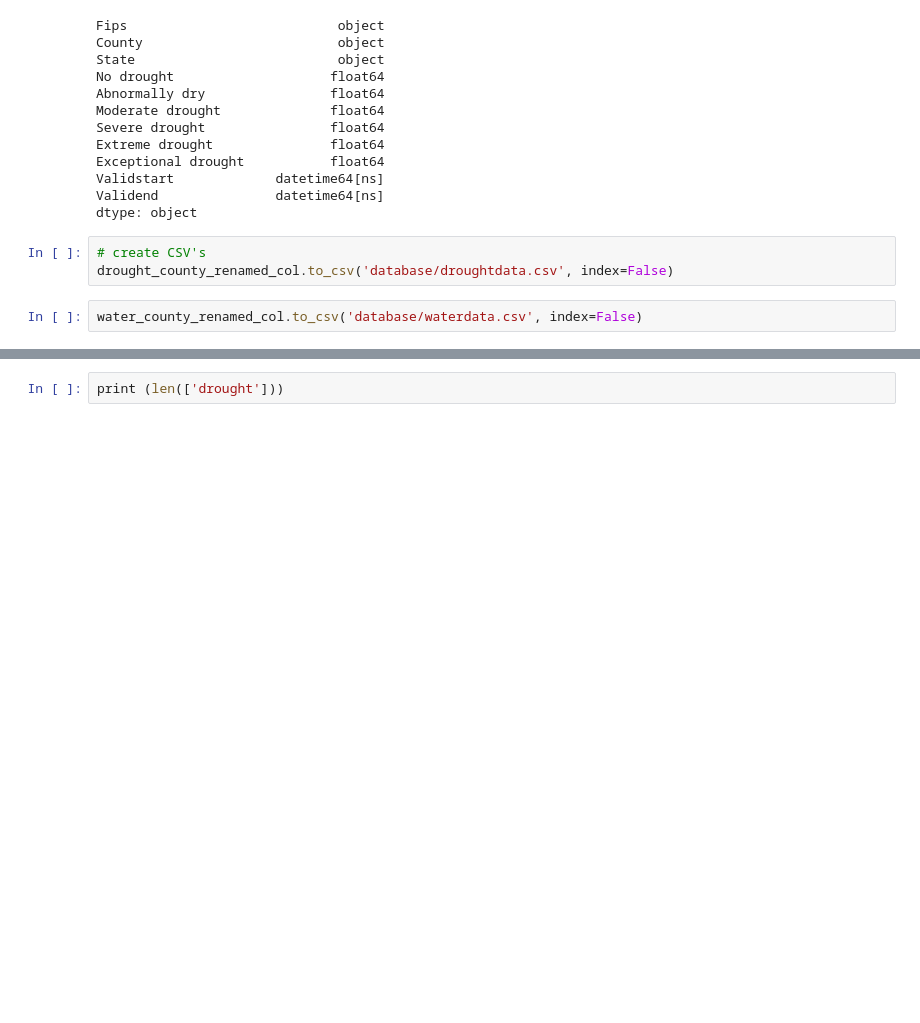
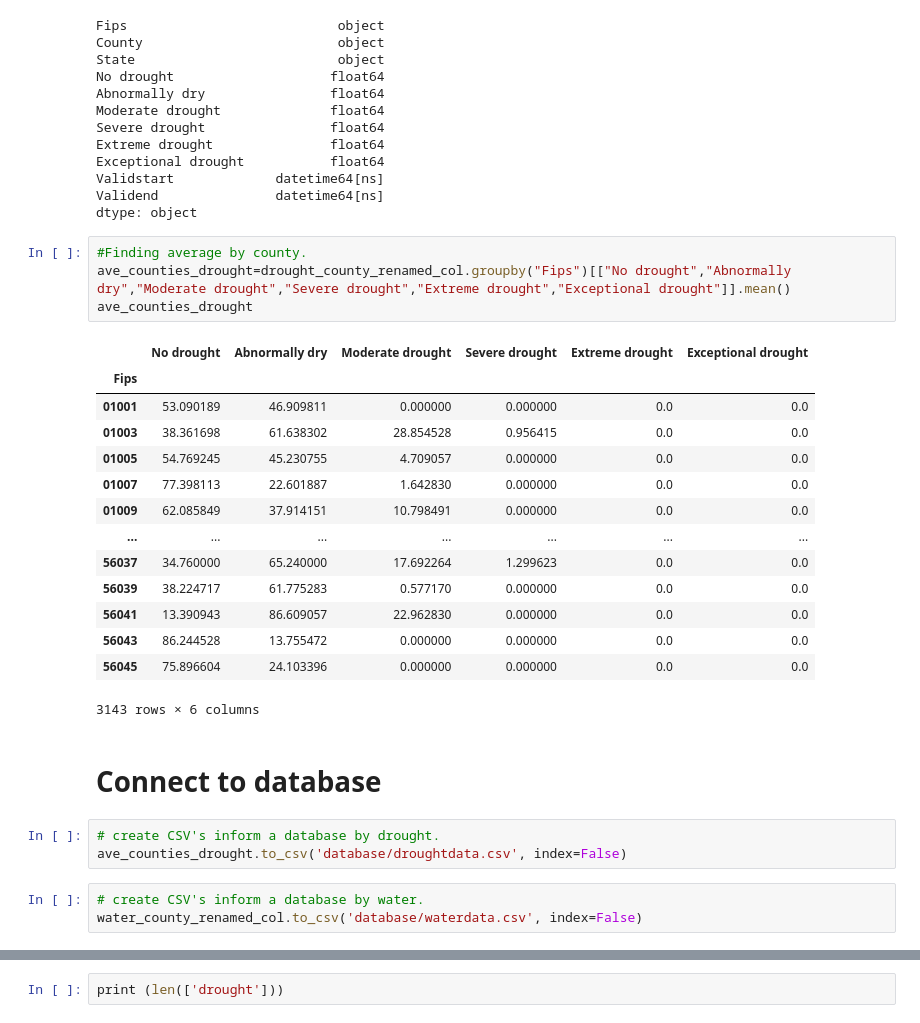
Before and after one commit to gwroth89/water-use-analysis, a Jupyter notebook: Water and Drought County Clean Data.ipynb, the cells around one changed output, grey strips where cells are left out. Drawn from its saved outputs; the diff is of its cells as text; blank space fills up the shorter version.

Commit message:
Adding average drought counties

```diff
--- a/Water and Drought County Clean Data.ipynb
+++ b/Water and Drought County Clean Data.ipynb
@@ -377,10 +377,32 @@ Exceptional drought           float64
 Validstart             datetime64[ns]
 Validend               datetime64[ns]
 dtype: object
+# %%
+#Finding average by county.
+ave_counties_drought=drought_county_renamed_col.groupby("Fips")[["No drought","Abnormally dry","Moderate drought","Severe drought","Extreme drought","Exceptional drought"]].mean()
+ave_counties_drought
+# %% [output]
+|  | No drought | Abnormally dry | Moderate drought | Severe drought | Extreme drought | Exceptional drought |
+| Fips |  |  |  |  |  |  |
+| 01001 | 53.090189 | 46.909811 | 0.000000 | 0.000000 | 0.0 | 0.0 |
+| 01003 | 38.361698 | 61.638302 | 28.854528 | 0.956415 | 0.0 | 0.0 |
+| 01005 | 54.769245 | 45.230755 | 4.709057 | 0.000000 | 0.0 | 0.0 |
+| 01007 | 77.398113 | 22.601887 | 1.642830 | 0.000000 | 0.0 | 0.0 |
+| 01009 | 62.085849 | 37.914151 | 10.798491 | 0.000000 | 0.0 | 0.0 |
+| ... | ... | ... | ... | ... | ... | ... |
+| 56037 | 34.760000 | 65.240000 | 17.692264 | 1.299623 | 0.0 | 0.0 |
+| 56039 | 38.224717 | 61.775283 | 0.577170 | 0.000000 | 0.0 | 0.0 |
+| 56041 | 13.390943 | 86.609057 | 22.962830 | 0.000000 | 0.0 | 0.0 |
+| 56043 | 86.244528 | 13.755472 | 0.000000 | 0.000000 | 0.0 | 0.0 |
+| 56045 | 75.896604 | 24.103396 | 0.000000 | 0.000000 | 0.0 | 0.0 |
+3143 rows × 6 columns
+# %% [markdown]
+# Connect to database
 # %%
-# create CSV's
-drought_county_renamed_col.to_csv('database/droughtdata.csv', index=False)
+# create CSV's inform a database by drought.
+ave_counties_drought.to_csv('database/droughtdata.csv', index=False)
 # %%
+# create CSV's inform a database by water.
 water_county_renamed_col.to_csv('database/waterdata.csv', index=False)
 # %% [markdown]
 <!-- Loading dataframes into a SQLlite database -->
```
Also changed, not shown: parts of 13 cells of this notebook, 3 other files.
